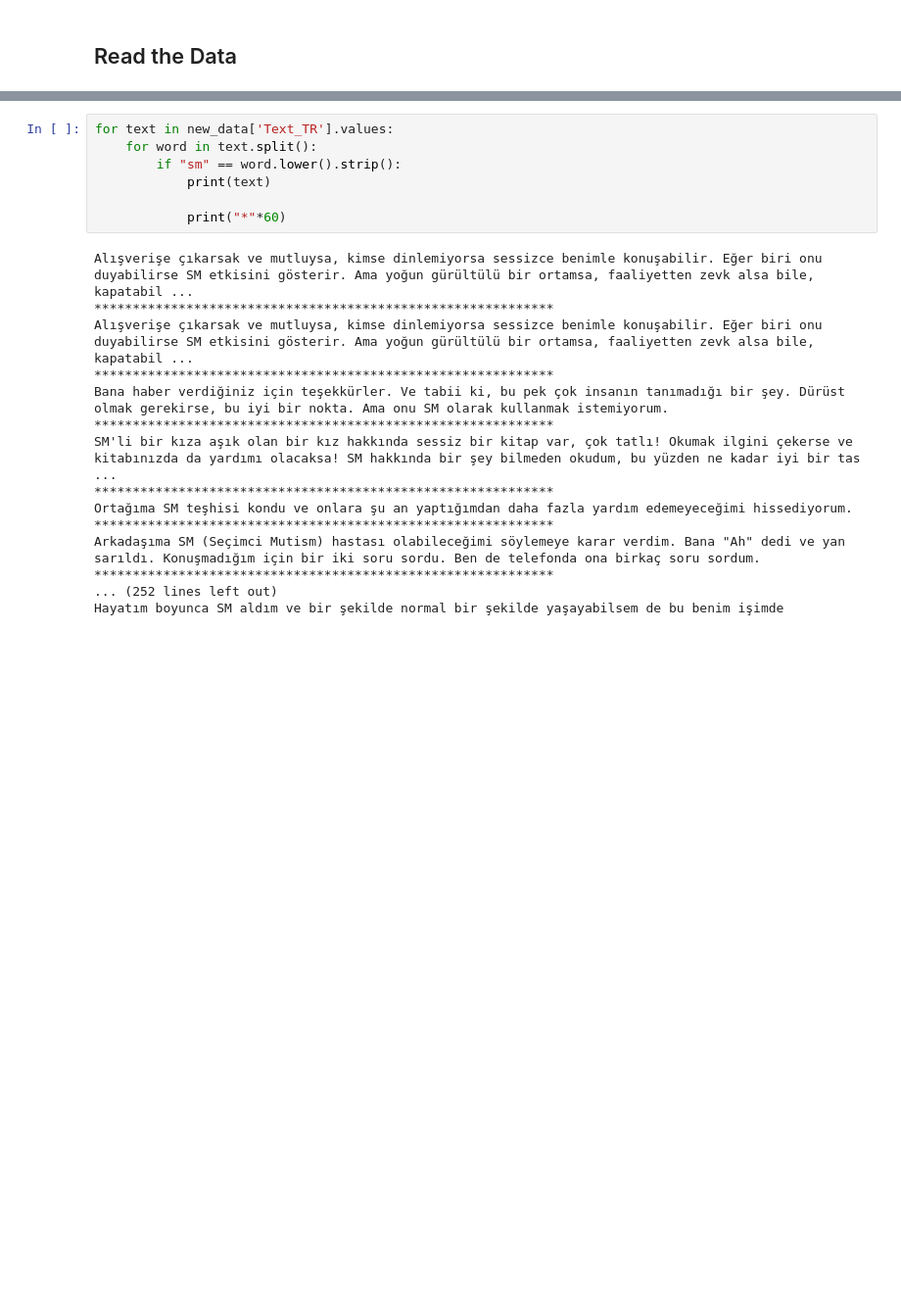
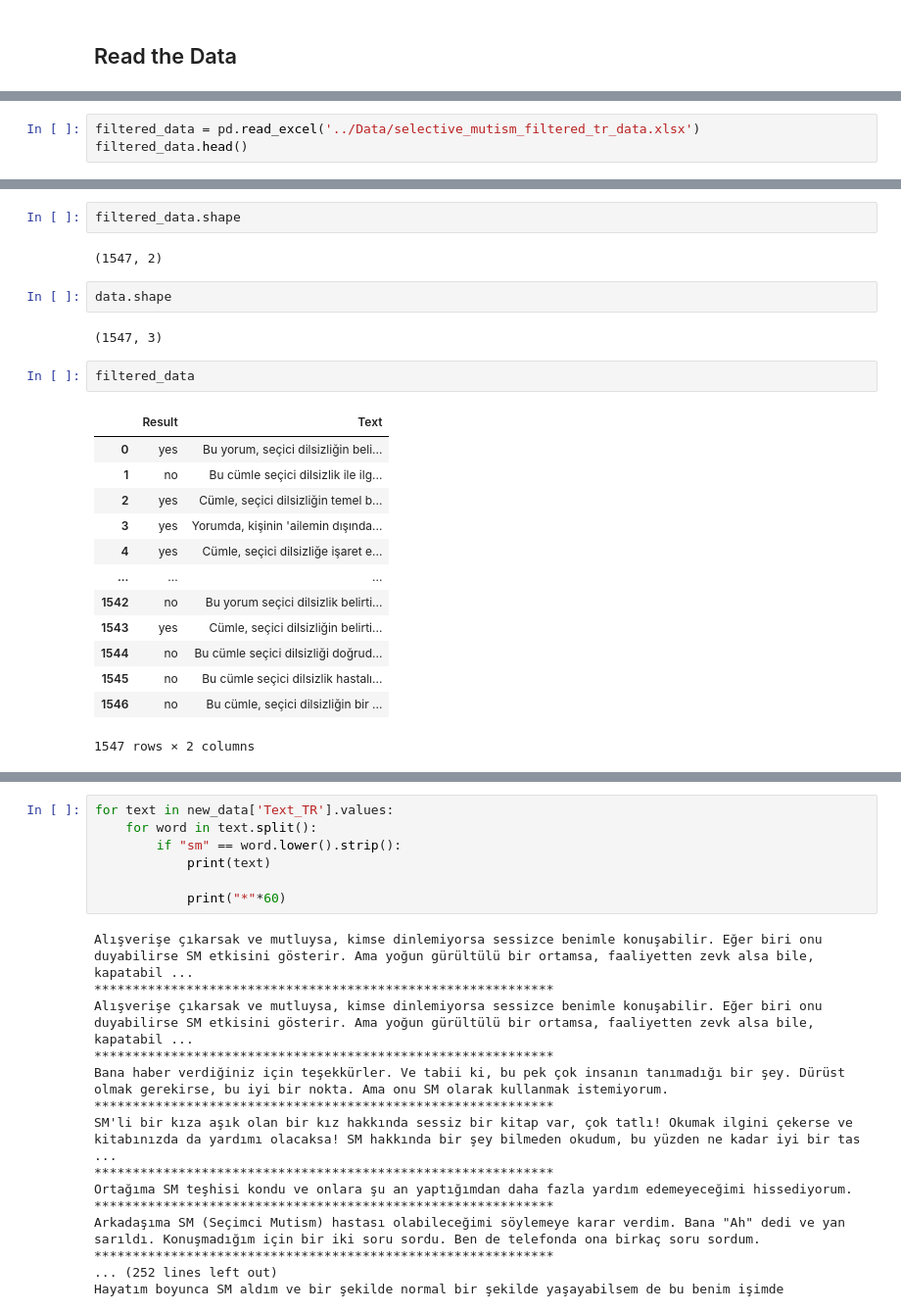
Before and after one commit to Halil3509/TEKNOFEST-Dilbazlar, a Jupyter notebook: Notebooks/Reddit_Data_Preprocessing.ipynb, the cells around one changed output, grey strips where cells are left out. Shown: that part at 98% size. Drawn from its saved outputs; the diff is of its cells as text; blank space fills up the shorter version.

```diff
--- a/Notebooks/Reddit_Data_Preprocessing.ipynb
+++ b/Notebooks/Reddit_Data_Preprocessing.ipynb
@@ -104,0 +139,3 @@ array(['6 kişiyle normal şekilde konuşabiliyorum. Onlarla konuşurken ve hala
+# %%
+filtered_data = pd.read_excel('../Data/selective_mutism_filtered_tr_data.xlsx')
+filtered_data.head()
@@ -104,0 +149,24 @@ array(['6 kişiyle normal şekilde konuşabiliyorum. Onlarla konuşurken ve hala
+# %%
+filtered_data.shape
+# %% [output]
+(1547, 2)
+# %%
+data.shape
+# %% [output]
+(1547, 3)
+# %%
+filtered_data
+# %% [output]
+|  | Result | Text |
+| 0 | yes | Bu yorum, seçici dilsizliğin beli... |
+| 1 | no | Bu cümle seçici dilsizlik ile ilg... |
+| 2 | yes | Cümle, seçici dilsizliğin temel b... |
+| 3 | yes | Yorumda, kişinin 'ailemin dışında... |
+| 4 | yes | Cümle, seçici dilsizliğe işaret e... |
+| ... | ... | ... |
+| 1542 | no | Bu yorum seçici dilsizlik belirti... |
+| 1543 | yes | Cümle, seçici dilsizliğin belirti... |
+| 1544 | no | Bu cümle seçici dilsizliği doğrud... |
+| 1545 | no | Bu cümle seçici dilsizlik hastalı... |
+| 1546 | no | Bu cümle, seçici dilsizliğin bir ... |
+1547 rows × 2 columns
```
Also changed, not shown: parts of 31 cells of this notebook, 2 other files.
